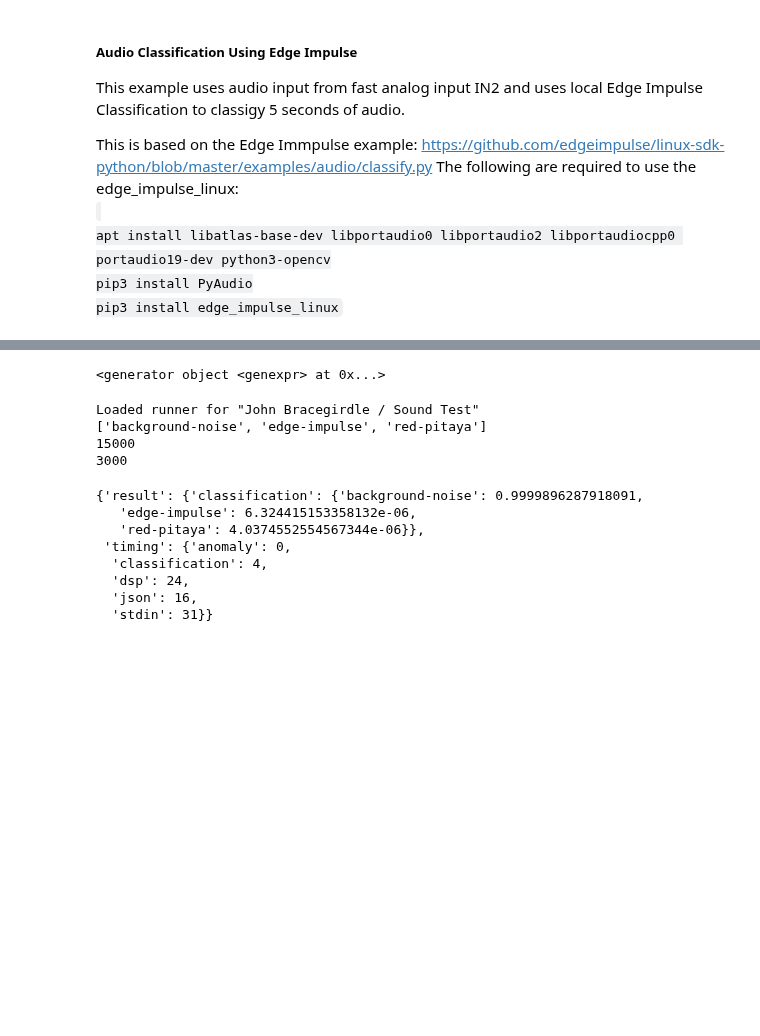
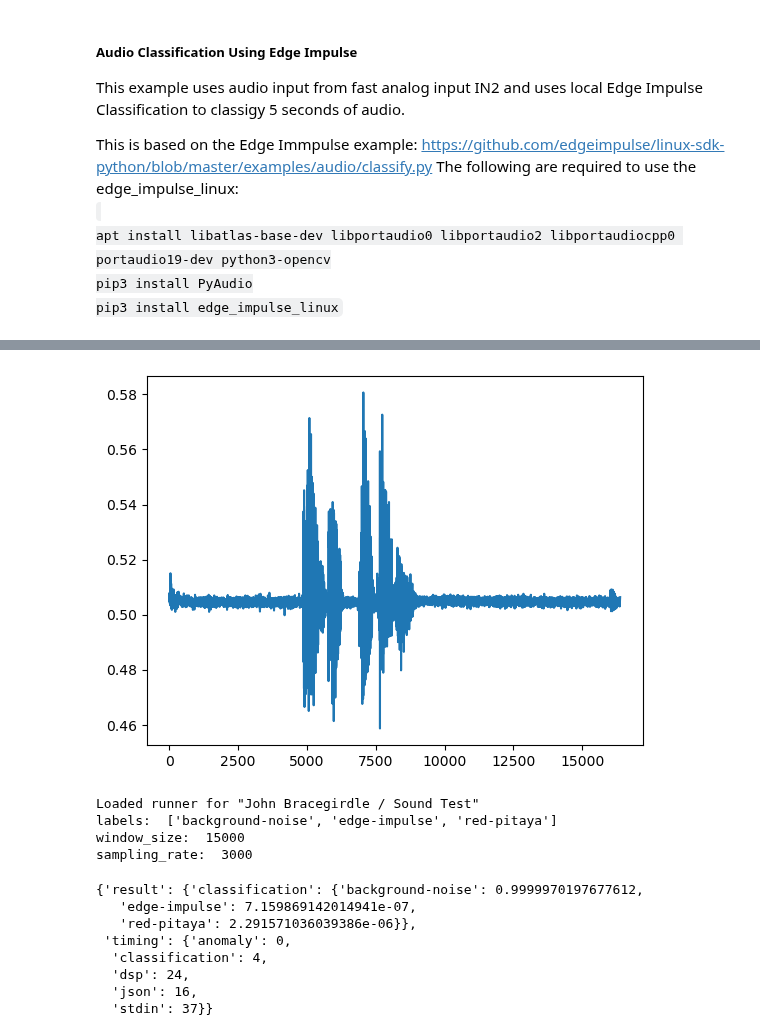
Before and after one commit to M0JPI/red-pitaya-projects, a Jupyter notebook: jupyter-notebooks/edge_impulse_audio/audio-classification.ipynb, the cells around one changed output, grey strips where cells are left out. Drawn from its saved outputs; the diff is of its cells as text; code cells hidden in the pictures; blank space fills up the shorter version.

Commit message:
Updated after more training data tests

```diff
--- a/jupyter-notebooks/edge_impulse_audio/audio-classification.ipynb
+++ b/jupyter-notebooks/edge_impulse_audio/audio-classification.ipynb
@@ -35,0 +37,27 @@ audio_file
+# %%
+in2 = fpga.osc(1, 1.0)
+# data rate decimation
+in2.decimation = 41667 #125 Msps / 41667 = 30 Ksps
+
+# trigger timing [sample periods]
+N = in2.buffer_size
+in2.trigger_pre  = 0
+in2.trigger_post = N
+
+# disable hardware trigger sources - the Jupyter notebook will trigger the start of audio recording
+in2.trig_src = 0
+# %%
+def record_audio():
+    # synchronization and trigger sources are the default,
+    # which is the module itself
+    in2.reset()
+    in2.start()
+    in2.trigger()
+    print ('Recording started')
+    # wait for data
+    while (in2.status_run()): pass
+    print ('Recording complete')
+    data = in2.data(N)
+    return data[1:] #Remove first sample as it maybe zero
+
+audio_data_returned = record_audio()
@@ -35,0 +75,9 @@ audio_file
+# %%
+def plot_audio(audio_data):
+    # show the part of the buffer requested by pre/post trigger timing - in this example the whole buffer.
+    plt.plot(audio_data_returned)
+    plt.show()
+
+plot_audio(audio_data_returned)
+# %% [output]
+[figure, added]
@@ -36,28 +92,13 @@ audio_file
 # %%
 runner = None
-
-# Add the files you want to upload to Edge Impulse
-files = ['float_wave_test_raw.wav']
-audio_file = files[0] #save the first one
-
-# Creating the data payload for the request.
-files=(('data', (os.path.basename(i), open(i, 'rb'), 'audio/wav')) for i in files)
-audio_file
-
 model_file_name = 'modelfile.eim'
+audio_file_name = 'float_wave_test_raw.wav'
 
 dir_path = os.path.dirname(os.path.realpath(model_file_name))
 modelfile = os.path.join(dir_path, model_file_name)
-full_audio_file = os.path.join(dir_path, audio_file)
-
-full_audio_file
-files=(('data', (os.path.basename(i), open(i, 'rb'), 'audio/wav')) for i in files)
-files
+audio_file = os.path.join(dir_path, audio_file_name)
-# %% [output]
-<generator object <genexpr> at 0x...>
 # %%
-from scipy.io import wavfile
-samplerate, generator = wavfile.read(full_audio_file)
+samplerate, generator = wavfile.read(audio_file)
 
 features = np.array([], dtype=np.int16)
 runner = ImpulseRunner(modelfile)
@@ -67,25 +108,25 @@ labels = model_info['model_parameters']['labels']
 window_size = model_info['model_parameters']['input_features_count']
 sampling_rate = model_info['model_parameters']['frequency']
 print('Loaded runner for "' + model_info['project']['owner'] + ' / ' + model_info['project']['name'] + '"')
-print(labels)
-print(window_size)
-print(sampling_rate)
+print('labels: ', labels)
+print('window_size: ', window_size)
+print('sampling_rate: ', sampling_rate)
 # %% [output]
 Loaded runner for "John Bracegirdle / Sound Test"
-['background-noise', 'edge-impulse', 'red-pitaya']
-15000
-3000
+labels:  ['background-noise', 'edge-impulse', 'red-pitaya']
+window_size:  15000
+sampling_rate:  3000
 # %%
-samplerate, generator = wavfile.read(full_audio_file)
+samplerate, generator = wavfile.read(audio_file)
 features = np.concatenate((features, generator), axis=0)
 res = runner.classify(features[:window_size].tolist())
 res
 # %% [output]
-{'result': {'classification': {'background-noise': 0.9999896287918091,
-   'edge-impulse': 6.324415153358132e-06,
-   'red-pitaya': 4.0374552554567344e-06}},
+{'result': {'classification': {'background-noise': 0.9999970197677612,
+   'edge-impulse': 7.159869142014941e-07,
+   'red-pitaya': 2.291571036039386e-06}},
  'timing': {'anomaly': 0,
   'classification': 4,
   'dsp': 24,
   'json': 16,
-  'stdin': 31}}
+  'stdin': 37}}
```
Also changed, not shown: parts of 9 cells of this notebook, 1 other file.
